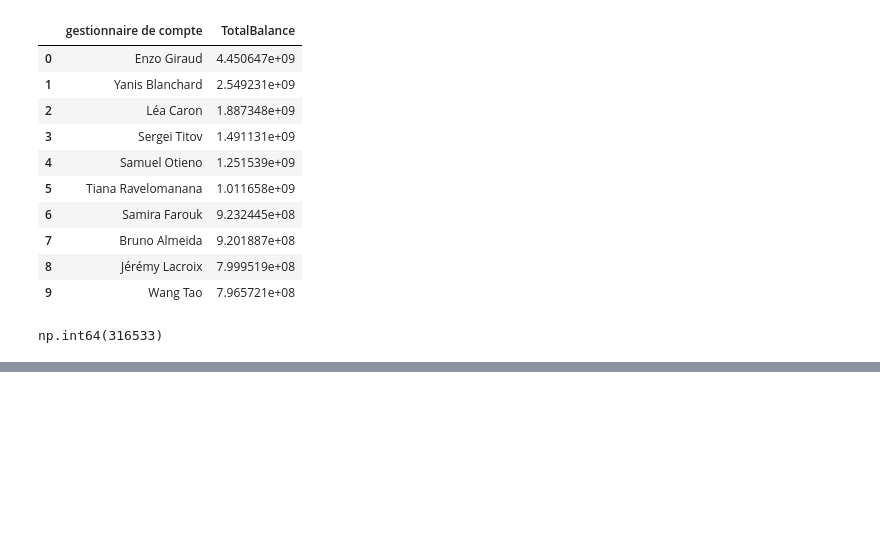
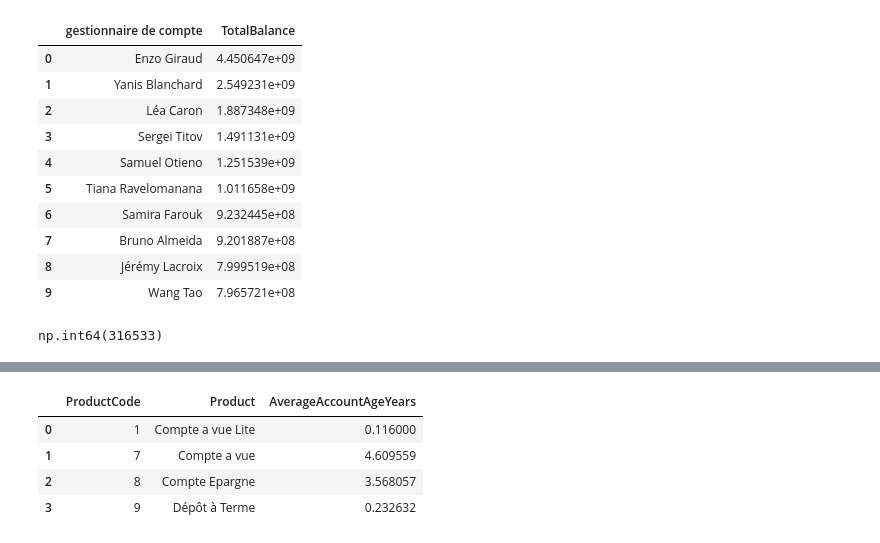
Before and after one commit to Dera2Salles/ETL, a Jupyter notebook: python-script.ipynb, the cells around one changed output, grey strips where cells are left out. Drawn from its saved outputs; the diff is of its cells as text; code cells hidden in the pictures; blank space fills up the shorter version.

```diff
--- a/python-script.ipynb
+++ b/python-script.ipynb
@@ -176,0 +266,14 @@ np.int64(316533)
+# %%
+averageAgeByProduct = (
+    dataFrameMerged
+    .groupby(["ProductCode", "Product"])["AccountAgeYears"]
+    .mean()
+    .reset_index(name="AverageAccountAgeYears")
+)
+averageAgeByProduct
+# %% [output]
+|  | ProductCode | Product | AverageAccountAgeYears |
+| 0 | 1 | Compte a vue Lite | 0.116000 |
+| 1 | 7 | Compte a vue | 4.609559 |
+| 2 | 8 | Compte Epargne | 3.568057 |
+| 3 | 9 | Dépôt à Terme | 0.232632 |
```
Also changed, not shown: parts of 5 cells of this notebook, 1 other file.
